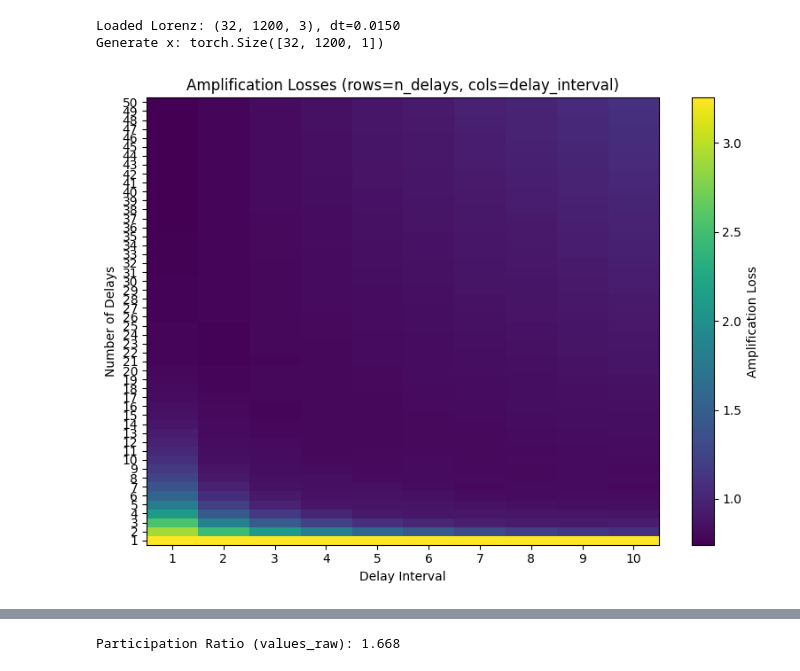
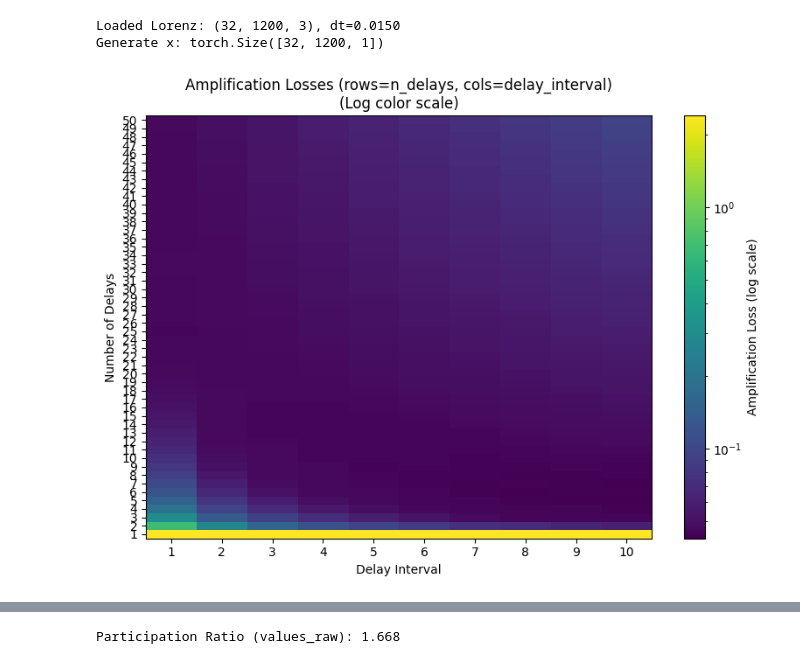
Before and after one commit to adamjeisen/JacobianODE, a Jupyter notebook: _jupyter/_sandbox/2026-03-02 - Delay Embedding Amp Loss.ipynb, the cells around one changed output, grey strips where cells are left out. Cells and saved outputs as stored; diff of their text form; code cells hidden in the pictures.

```diff
--- a/_jupyter/_sandbox/2026-03-02 - Delay Embedding Amp Loss.ipynb
+++ b/_jupyter/_sandbox/2026-03-02 - Delay Embedding Amp Loss.ipynb
@@ -21,7 +21,8 @@ from JacobianODE.jacobians.data import embed_signal_torch
 # Standard Lorenz config (data=dysts defaults to Lorenz, 32 trials, 12 periods, 100 pts/period)
 cfg = load_config(overrides=[
     "data=dysts",
-    "data.postprocessing.obs_noise=0.05",
+    # "data.postprocessing.obs_noise=0.05",
+    "data.postprocessing.obs_noise=0.01",
     f"training.logger.save_dir={os.getcwd()}",
 ])
 cfg = initialize_config(cfg)
@@ -57,30 +58,40 @@ for n_delays in N_DELAYS_VALS:
 iterator.close()
 # %%
 import numpy as np
+from matplotlib.colors import LogNorm
 
 # Convert the amplification_losses dict to a 2D array for plotting
 n_delays_max = max(N_DELAYS_VALS)
 interval_max = max(INTERVAL_VALS)
 loss_matrix = np.zeros((n_delays_max, interval_max))
 for (n_delays, delay_interval), loss in amplification_losses.items():
     loss_matrix[n_delays-1, delay_interval-1] = float(loss)
 
+# To avoid issues with log scale, make sure there are no zeros (replace with a small value if necessary)
+loss_matrix_for_log = np.where(loss_matrix > 0, loss_matrix, np.nanmin(loss_matrix[np.nonzero(loss_matrix)]) * 0.1)
+
 fig, ax = plt.subplots(figsize=(8, 6))
-im = ax.imshow(loss_matrix, origin="lower", aspect="auto", cmap="viridis")
-cbar = plt.colorbar(im, ax=ax, label='Amplification Loss')
+im = ax.imshow(
+    loss_matrix_for_log,
+    origin="lower",
+    aspect="auto",
+    cmap="viridis",
+    norm=LogNorm(vmin=np.nanmin(loss_matrix_for_log), vmax=np.nanmax(loss_matrix_for_log))
+)
+cbar = plt.colorbar(im, ax=ax, label='Amplification Loss (log scale)')
 
 # Set tick labels
 ax.set_xticks(np.arange(interval_max))
 ax.set_yticks(np.arange(n_delays_max))
 ax.set_xticklabels(np.arange(1, interval_max + 1))
 ax.set_yticklabels(np.arange(1, n_delays_max + 1))
 ax.set_xlabel("Delay Interval")
 ax.set_ylabel("Number of Delays")
-ax.set_title("Amplification Losses (rows=n_delays, cols=delay_interval)")
+ax.set_title("Amplification Losses (rows=n_delays, cols=delay_interval)\n(Log color scale)")
 plt.tight_layout()
 plt.show()
 # %% [output]
-[figure, old version]
+[figure, new version]
 # %%
 # Find the (n_delays, delay_interval) that gives the minimum amplification loss
 best_params = min(amplification_losses, key=amplification_losses.get)
```
Also changed, not shown: parts of 3 cells of this notebook, 13 other files.
